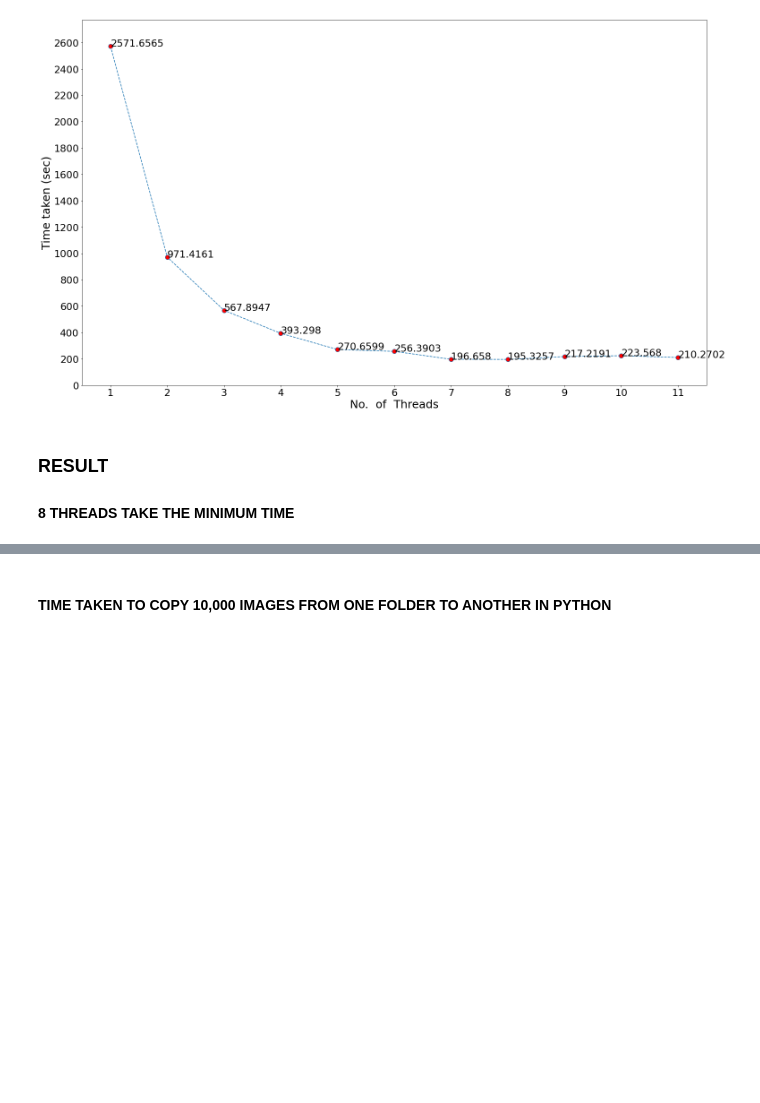
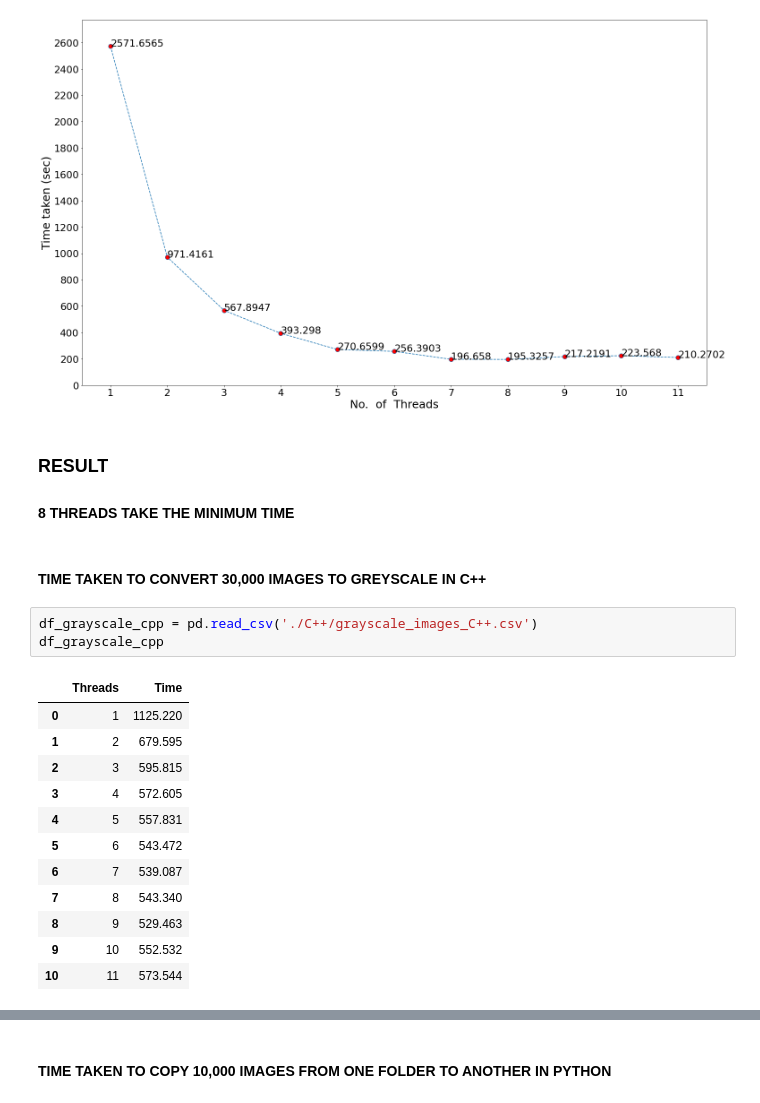
Before and after one commit to ShubhamS-30/Multithreading, a Jupyter notebook: analysis.ipynb, the cells around one changed output, grey strips where cells are left out. Drawn from its saved outputs; the diff is of its cells as text; blank space fills up the shorter version.

```diff
--- a/analysis.ipynb
+++ b/analysis.ipynb
@@ -47,3 +47,21 @@ plt.show()
 ### RESULT  ###
 
 #### 8 THREADS TAKE THE MINIMUM TIME ####
+# %% [markdown]
+#### TIME TAKEN TO CONVERT 30,000 IMAGES TO GREYSCALE IN C++ ####
+# %%
+df_grayscale_cpp = pd.read_csv('./C++/grayscale_images_C++.csv')
+df_grayscale_cpp
+# %% [output]
+|  | Threads | Time |
+| 0 | 1 | 1125.220 |
+| 1 | 2 | 679.595 |
+| 2 | 3 | 595.815 |
+| 3 | 4 | 572.605 |
+| 4 | 5 | 557.831 |
+| 5 | 6 | 543.472 |
+| 6 | 7 | 539.087 |
+| 7 | 8 | 543.340 |
+| 8 | 9 | 529.463 |
+| 9 | 10 | 552.532 |
+| 10 | 11 | 573.544 |
```
Also changed, not shown: parts of 5 cells of this notebook.
